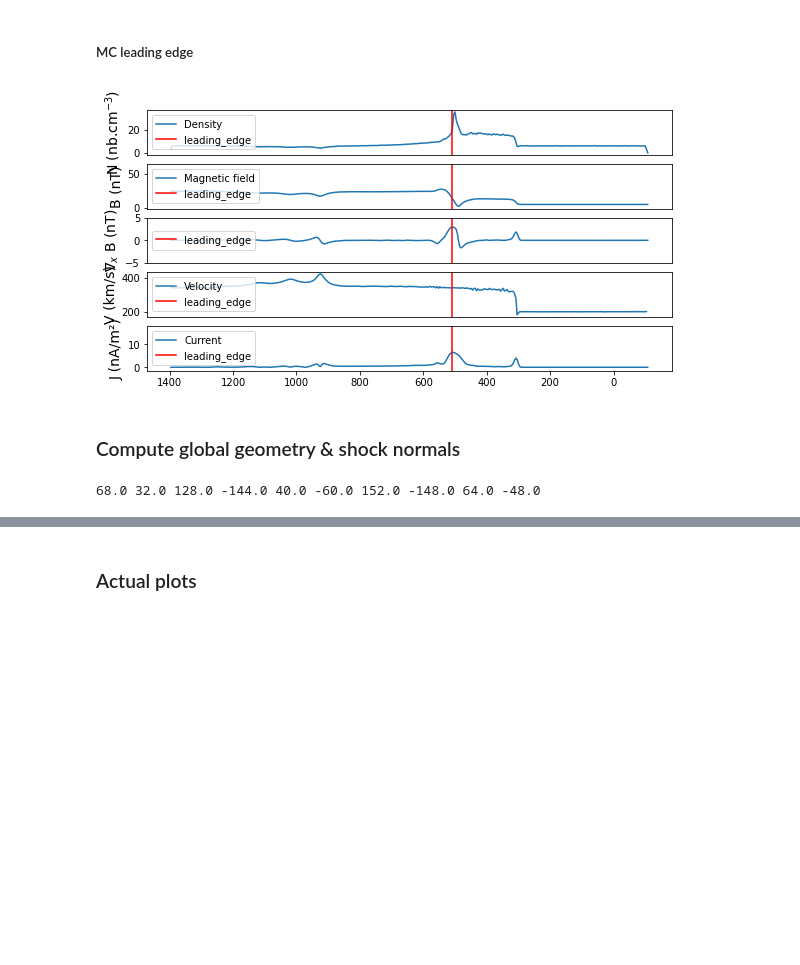
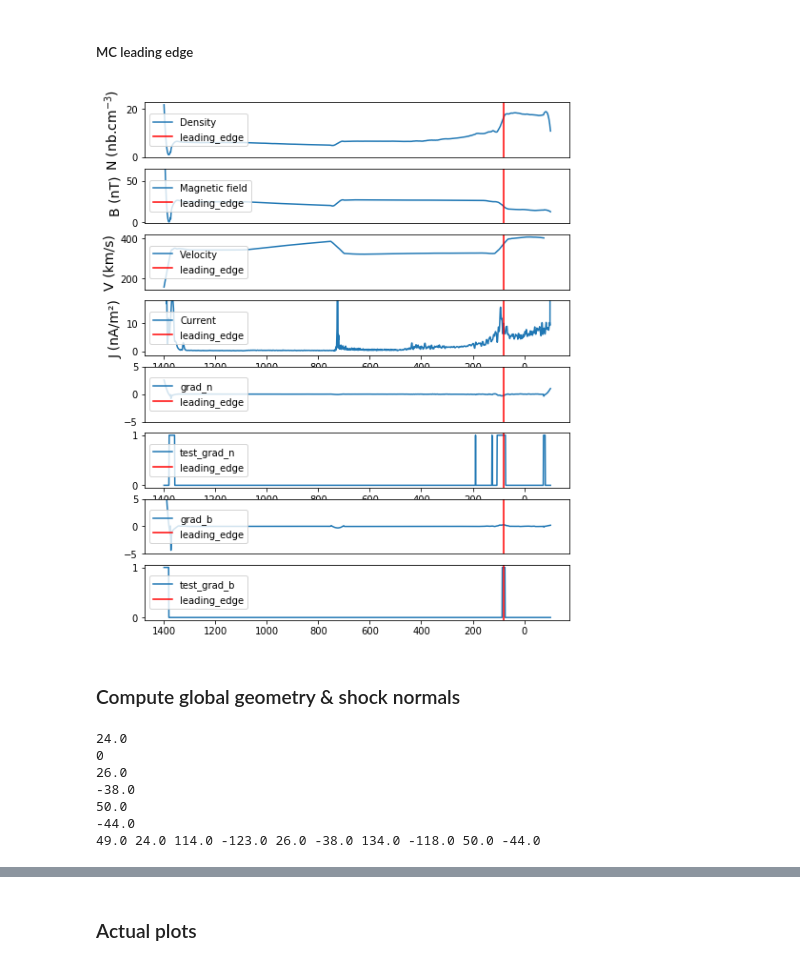
Before and after one commit to cmoissar/Jupyter-Notebooks, a Jupyter notebook: Story_Writer.ipynb, the cells around one changed output, grey strips where cells are left out. Cells and saved outputs as stored; diff of their text form; code cells hidden in the pictures; blank space fills up the shorter version.

```diff
--- a/Story_Writer.ipynb
+++ b/Story_Writer.ipynb
@@ -139,10 +63,10 @@ rcParams["figure.figsize"] = [9.4, 4.8]
 Cluster = 'Zoidberg'
 Cluster = 'Curie'
 Cluster = 'Occ'
-run_name = '20_04_23_very_rough_big_one_Bz-By-_re' #'RUN_NAME'
+run_name = '20_07_07_big_one_1' #'RUN_NAME'
 
 loop = False #LOOP #(LOOP is a boolean)
-time = 180 #TIME
+time = 241# TIME
 time = '%05d' % time    # Change the time to string format, needed by functions
 
 filepath = '../' + Cluster + '/' + run_name + '/ncfiles/'
@@ -158,8 +82,8 @@ print(f'time dump (in 1/omega_ci): {time}')
 
 #This is used by the functions find_ip_shock(N, V) and find_mc_leading_edge(B)
 metadata = {'t_shock_entrance' : 130,
-            't_shock_exit'     : 220,
+            't_shock_exit'     : 240,
             't_MC_entrance'    : 130,
-            't_MC_exit'        : 260}
+            't_MC_exit'        : 270}
 #todo: autodefine t_collision? maybe from story_reader will be easier, as lines will cross on the multivariate plot
 # %% [output]
@@ -612,6 +710,7 @@ grad_n = np.gradient(n_slice)
 grad_v = np.gradient(v_slice)
 # %%
 ix_ip_shock = np.where(grad_v == np.nanmax(grad_v))
+x_ip_shock = coord[ix_ip_shock]
 # %%
 plt.close('all')
 plt.figure()
@@ -658,14 +770,17 @@ n_slice = N[slices].mean(axis=(1, 2))
 grad_b = np.gradient(b_slice)
+# %%
+test_grad_n = grad_n < -1*np.nanmean(abs(grad_n))
+test_grad_b = grad_b > 1*np.nanmean(abs(grad_b))
+test_non_absurd = (abs(coord) < 800) & (abs(coord - x_ip_shock) > 45)
+test_le = test_grad_n & test_grad_b & test_non_absurd #& test_grad_v
 # %%
-j_slice = np.sqrt(sum([ji**2 for ji in MD.J(B, slices)])).mean(axis=(1, 2))/2
-
-ix_mc_leading_edge = np.where(j_slice == np.nanmax(j_slice[np.where(x>min(x)+dl)]))
+ix_mc_leading_edge = np.where(j_slice == np.nanmax(j_slice[np.where(test_le)]))
 
 x_mc_leading_edge = x[ix_mc_leading_edge]
 # %%
 plt.close('all')
-plt.figure()
-gs = GridSpec(5, 1)
+plt.figure(figsize=(8, 10))
+gs = GridSpec(8, 1)
 
 axe = plt.subplot(gs[0])
 axe.plot(coord, n_slice, label='Density')
@@ -674,52 +789,88 @@ axe.axvline(x_mc_leading_edge, color='red', label="leading_edge")
 axe.get_xaxis().set_visible(False)
 axe.invert_xaxis()
 axe.legend(loc='center left')
 
 axe = plt.subplot(gs[1], sharex=axe)
 axe.plot(coord, b_slice, label='Magnetic field')
 axe.axvline(x_mc_leading_edge, color='red', label="leading_edge")
 axe.set_ylim([-1.5,65])
 axe.set_ylabel('B (nT)', fontsize='14')
 axe.get_xaxis().set_visible(False)
 axe.legend(loc='center left')
 
 axe = plt.subplot(gs[2], sharex=axe)
-axe.plot(coord, grad_b)
-axe.axvline(x_mc_leading_edge, color='red', label="leading_edge")
-axe.set_ylim([-5,5])
-axe.set_ylabel(r'$\nabla_x$ B (nT)', fontsize='14')
-axe.get_xaxis().set_visible(False)
-axe.legend(loc='center left')
-
-axe = plt.subplot(gs[3], sharex=axe)
 axe.plot(coord, v_slice, label='Velocity')
 axe.axvline(x_mc_leading_edge, color='red', label="leading_edge")
 axe.set_ylabel('V (km/s)', fontsize='14')
 axe.get_xaxis().set_visible(False)
 axe.legend(loc='center left')
 
-axe = plt.subplot(gs[4], sharex=axe)
+axe = plt.subplot(gs[3], sharex=axe)
 axe.plot(coord, j_slice, label='Current')
 axe.axvline(x_mc_leading_edge, color='red', label="leading_edge")
 axe.set_ylim([-1.5,18])
 axe.set_ylabel('J (nA/m²)', fontsize='14')
 axe.legend(loc='center left')
 
+axe = plt.subplot(gs[4], sharex=axe)
+axe.plot(coord, grad_n, label='grad_n')
+axe.axvline(x_mc_leading_edge, color='red', label="leading_edge")
+axe.set_ylim([-5,5])
+axe.get_xaxis().set_visible(False)
+axe.legend(loc='center left')
+
+axe = plt.subplot(gs[5], sharex=axe)
+axe.plot(coord, test_grad_n, label='test_grad_n')
+axe.axvline(x_mc_leading_edge, color='red', label="leading_edge")
+axe.legend(loc='center left')
+
+axe = plt.subplot(gs[6], sharex=axe)
+axe.plot(coord, grad_b, label='grad_b')
+axe.axvline(x_mc_leading_edge, color='red', label="leading_edge")
+axe.set_ylim([-5,5])
+axe.get_xaxis().set_visible(False)
+axe.legend(loc='center left')
+
+axe = plt.subplot(gs[7], sharex=axe)
+axe.plot(coord, test_grad_b, label='test_grad_b')
+axe.axvline(x_mc_leading_edge, color='red', label="leading_edge")
+axe.legend(loc='center left')
+
+# axe = plt.subplot(gs[8], sharex=axe)
+# axe.plot(coord, grad_v)
+# axe.axvline(x_mc_leading_edge, color='red', label="leading_edge")
+# axe.set_ylim([-5,5])
+# axe.set_ylabel(r'$\nabla_x$ B (nT)', fontsize='14')
+# axe.get_xaxis().set_visible(False)
+# axe.legend(loc='center left')
+
+# axe = plt.subplot(gs[9], sharex=axe)
+# axe.plot(coord, test_grad_v, label='test_grad_v')
+# axe.axvline(x_mc_leading_edge, color='red', label="leading_edge")
+# axe.legend(loc='center left')
+
 
 if not(loop):
 
     plt.show()
 # %% [output]
-[figure, old version]
+[figure, new version]
 # %% [markdown]
 ### Compute global geometry & shock normals
 # %%
 # Locate bow shock and magnetopause
+
 x_bow_shock, x_magnetopause, y_bow_shock_up, y_bow_shock_down, y_magnetopause_up, y_magnetopause_down, z_bow_shock_up, z_bow_shock_down, z_magnetopause_up, z_magnetopause_down = MD.compute_global_geometry(B, N, V, metadata, time)
 
 print(x_bow_shock, x_magnetopause, y_bow_shock_up, y_bow_shock_down, y_magnetopause_up, y_magnetopause_down, z_bow_shock_up, z_bow_shock_down, z_magnetopause_up, z_magnetopause_down)
 
 boxes = MD.create_boxes_dictionary()
 # %% [output]
-68.0 32.0 128.0 -144.0 40.0 -60.0 152.0 -148.0 64.0 -48.0
+24.0
+0
+26.0
+-38.0
+50.0
+-44.0
+49.0 24.0 114.0 -123.0 26.0 -38.0 134.0 -118.0 50.0 -44.0
 # %%
```
Also changed, not shown: parts of 50 cells of this notebook, 4 other files.
